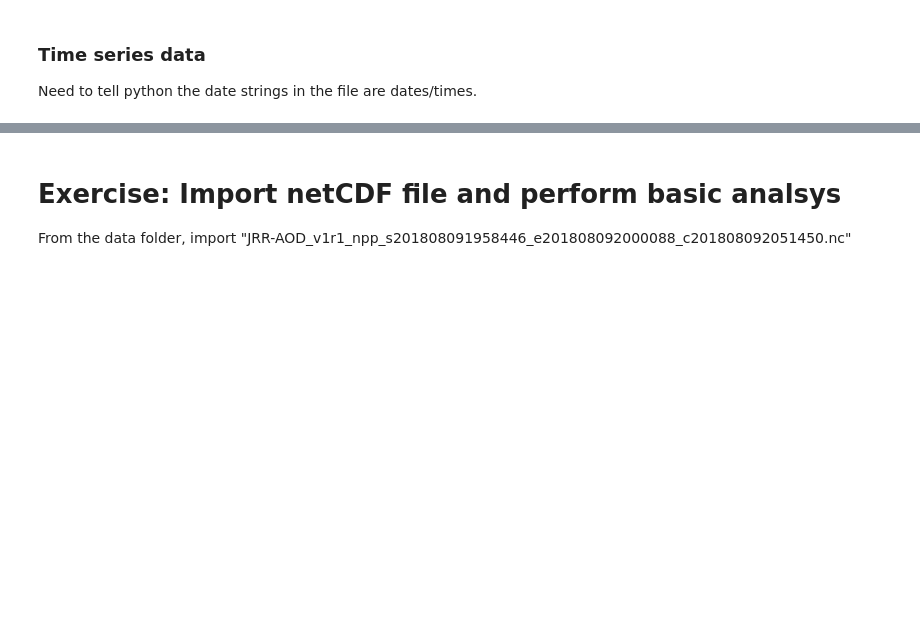
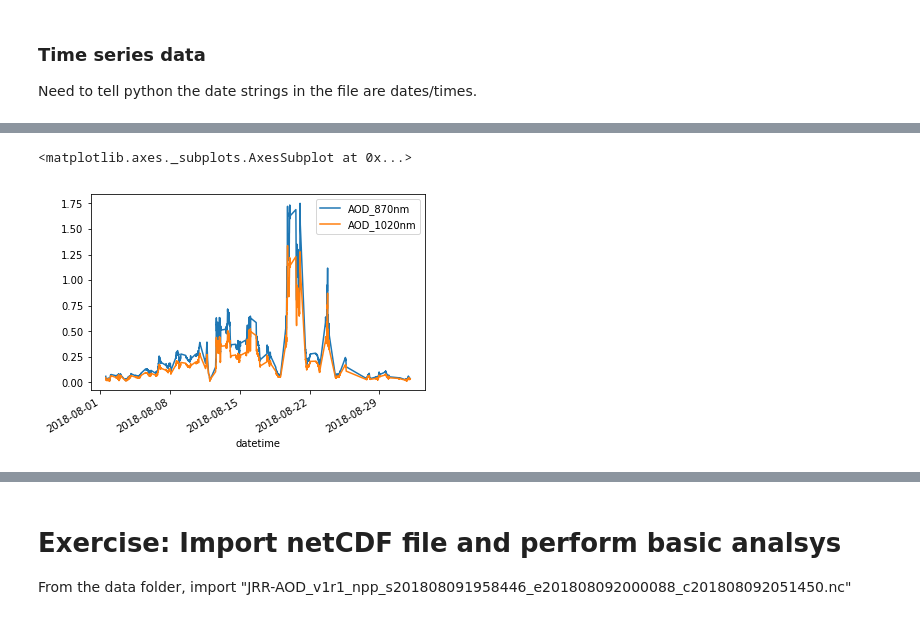
Before and after one commit to eviatarbach/ncep-lectures, a Jupyter notebook: python-lab-1.ipynb, the cells around one changed output, grey strips where cells are left out. Saved outputs shown, nothing was run; the diff lists cells and outputs as text; code cells hidden in the pictures; blank space fills up the shorter version.

```diff
--- a/python-lab-1.ipynb
+++ b/python-lab-1.ipynb
@@ -207,0 +249,9 @@ There's a built in netCDF4 and HDF library.
+# %%
+fig = plt.figure()
+ax = plt.gca()
+
+aeronetStaPNNL.plot(kind='line', x='datetime', y='AOD_870nm', ax=ax)
+aeronetStaPNNL.plot(kind='line', x='datetime', y='AOD_1020nm', ax=ax)
+# %% [output]
+<matplotlib.axes._subplots.AxesSubplot at 0x...>
+[figure, added]
```
Also changed, not shown: parts of 35 cells of this notebook.
